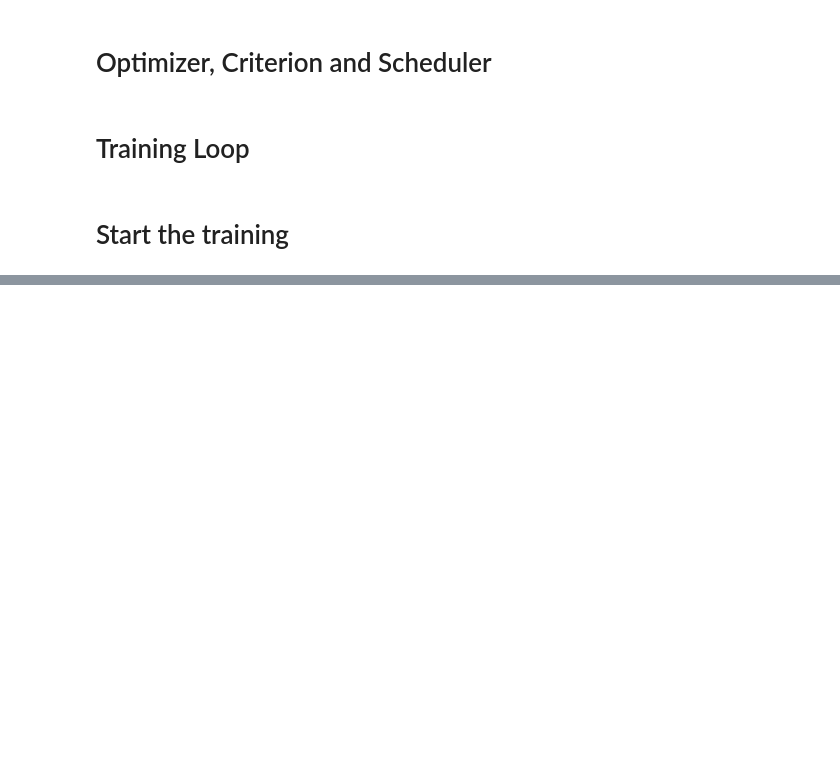
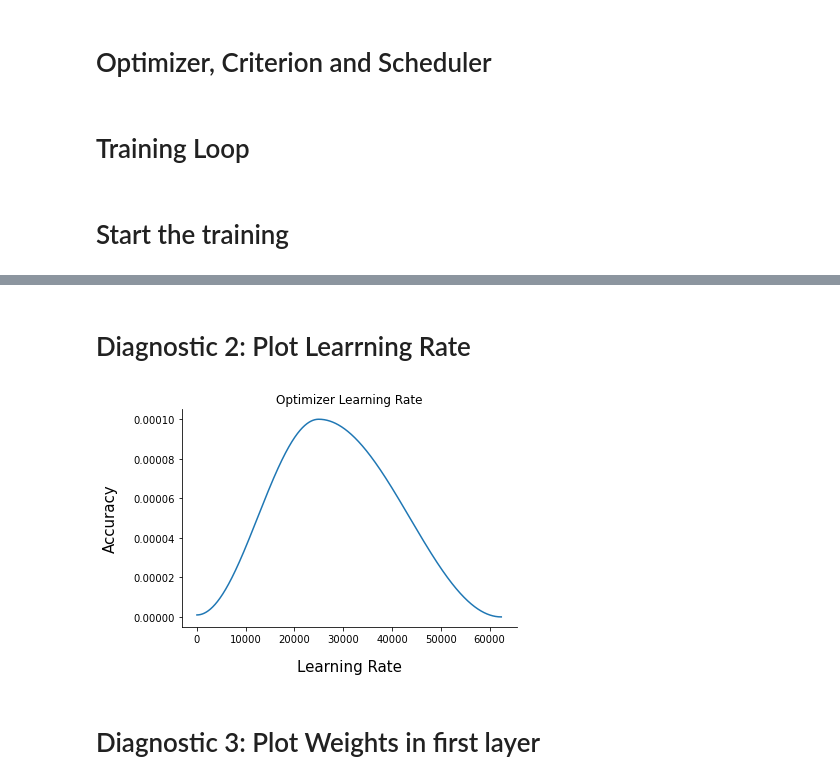
Before and after one commit to feziodoshi/dnn_contour_integration, a Jupyter notebook: contour_integ_models/train/train_simple-readout.ipynb, the cells around one changed output, grey strips where cells are left out. Cells and saved outputs as stored; diff of their text form; code cells hidden in the pictures; blank space fills up the shorter version.

```diff
--- a/contour_integ_models/train/train_simple-readout.ipynb
+++ b/contour_integ_models/train/train_simple-readout.ipynb
@@ -401,0 +450,19 @@ spliced_model.fine_tune
+# %% [markdown]
+# Diagnostic 2: Plot Learrning Rate
+# %%
+plt.plot(np.arange(len(optimizer_lr)),optimizer_lr)
+
+
+plt.xlabel('Learning Rate',fontsize=15,labelpad=15)
+plt.ylabel('Accuracy',fontsize=15,labelpad=15)
+
+plt.gca().spines['top'].set_visible(False)
+plt.gca().spines['right'].set_visible(False)
+
+plt.title('Optimizer Learning Rate')
+
+plt.show()
+# %% [output]
+[figure, added]
+# %% [markdown]
+# Diagnostic 3: Plot Weights in first layer
```
Also changed, not shown: parts of 17 cells of this notebook, 8 other files.
